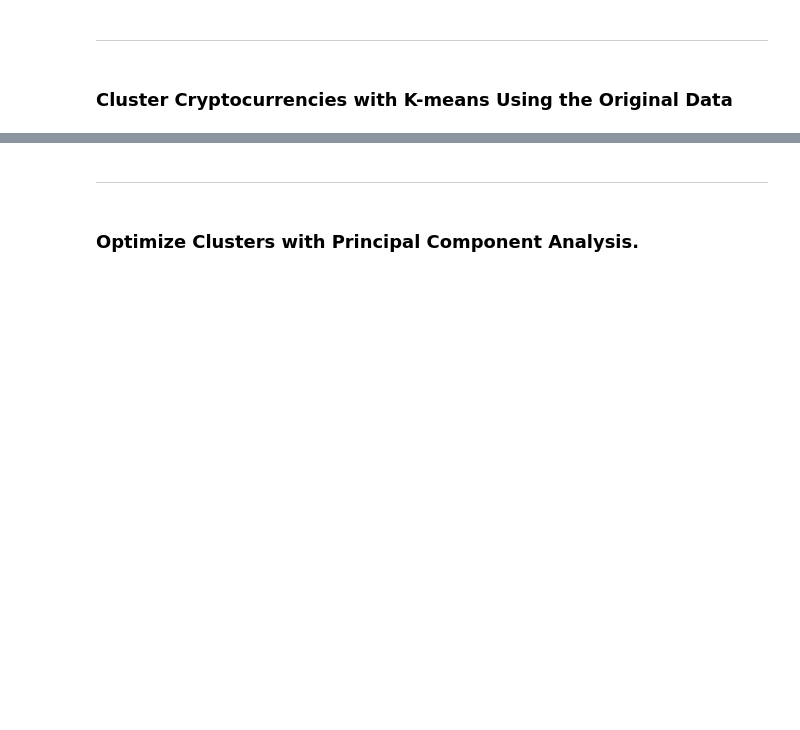
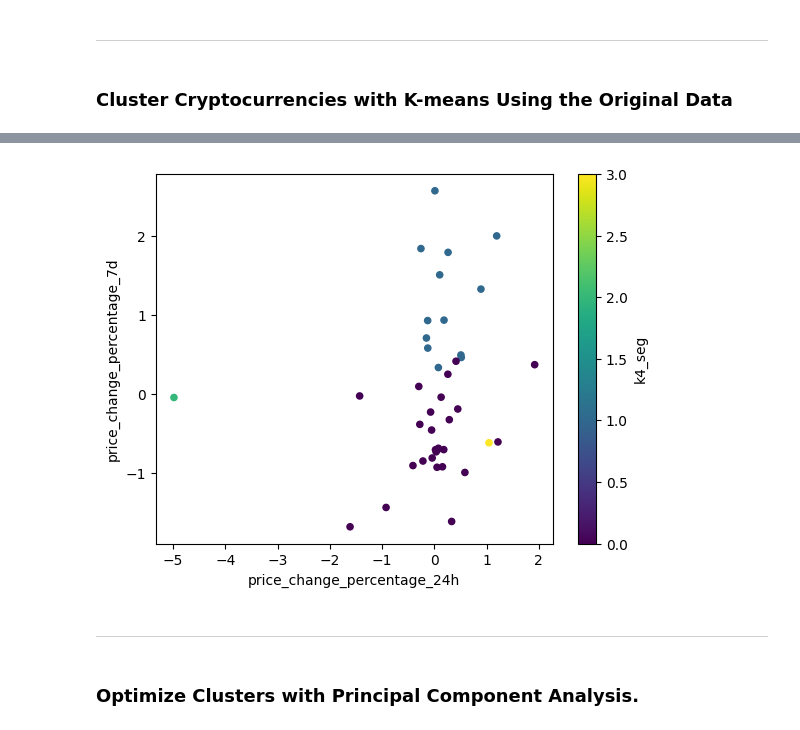
Before and after one commit to toejo/cryptoClustering, a Jupyter notebook: Crypto_Clustering.ipynb, the cells around one changed output, grey strips where cells are left out. Saved outputs shown, nothing was run; the diff lists cells and outputs as text; code cells hidden in the pictures; blank space fills up the shorter version.

```diff
--- a/Crypto_Clustering.ipynb
+++ b/Crypto_Clustering.ipynb
@@ -107,2 +144,3 @@ df_market_data.hvplot.line(
 # %%
 # Fit the K-Means model using the scaled data
+k4.fit(df_market_scaled)
@@ -109,5 +149,6 @@ df_market_data.hvplot.line(
 # %%
 # Predict the clusters to group the cryptocurrencies using the scaled data
-
+k4_pred = k4.predict(df_market_scaled)
 
 # Print the resulting array of cluster values.
+k4_pred
@@ -114,7 +159,9 @@ df_market_data.hvplot.line(
 # %%
 # Create a copy of the DataFrame
+df_market_scaled_copy = df_market_scaled.copy()
 # %%
 # Add a new column to the DataFrame with the predicted clusters
-
+df_market_scaled_copy['k4_seg'] = k4_pred
 
 # Display sample data
+df_market_scaled_copy.sample(10)
@@ -121,9 +181,16 @@ df_market_data.hvplot.line(
 # %%
 # Create a scatter plot using hvPlot by setting
 # `x="price_change_percentage_24h"` and `y="price_change_percentage_7d"`.
 # Color the graph points with the labels found using K-Means and
 # add the crypto name in the `hover_cols` parameter to identify
 # the cryptocurrency represented by each data point.
+
+df_market_scaled_copy.plot.scatter('price_change_percentage_24h', 'price_change_percentage_7d',
+                                   c='k4_seg', colormap = 'viridis')
+
+plt.show()
+# %% [output]
+[figure, added]
 # %% [markdown]
 ---
 # %% [markdown]
```
Also changed, not shown: parts of 33 cells of this notebook.
